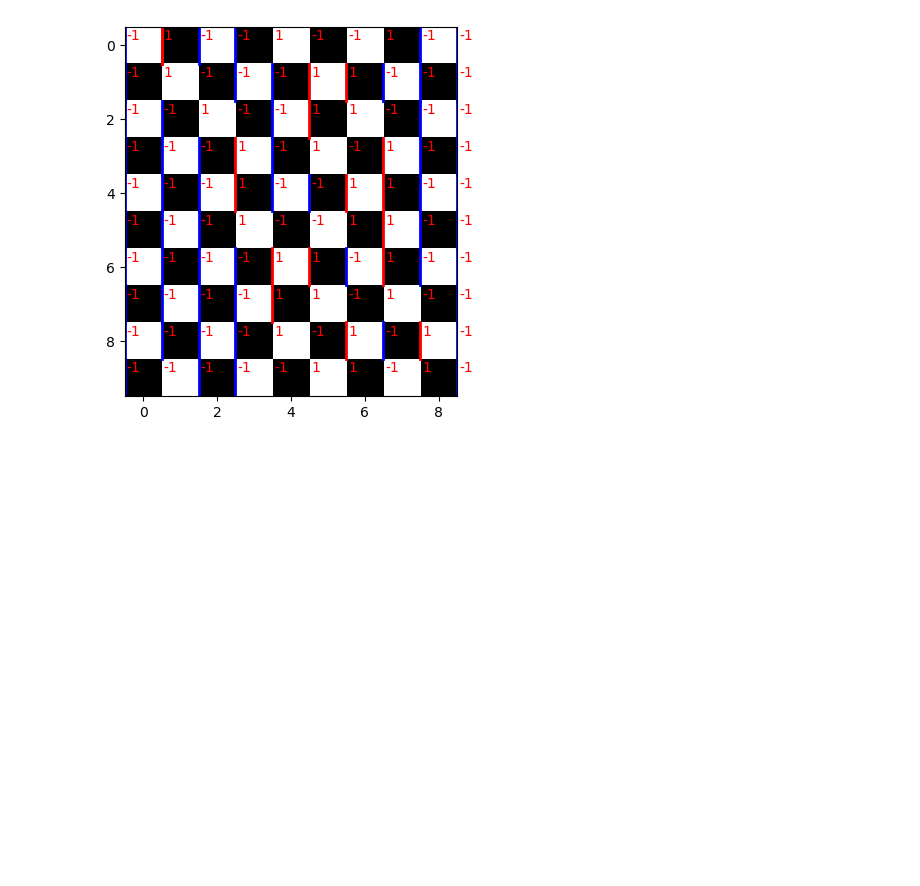
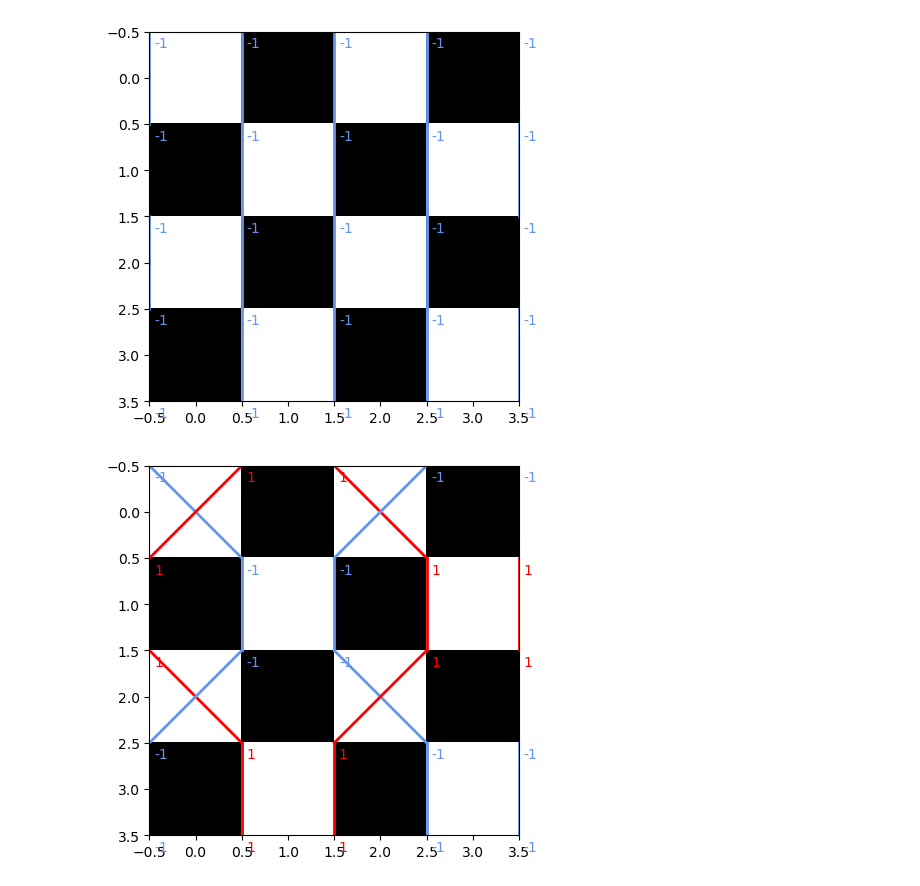
Before and after one commit to Jaymun723/quantum-monte-carlo, a Jupyter notebook: thea.ipynb, the cells around one changed output. Cells and saved outputs as stored; diff of their text form; code cells hidden in the pictures; blank space fills up the shorter version.

Commit message:
terminé generate_valid_satte l'algorithme génère un état valide (pas encore sur que ce soient tout les états possibles)

```diff
--- a/thea.ipynb
+++ b/thea.ipynb
@@ -1,15 +1,20 @@
 # %%
 #première génération d'une grille et affichage avec draw
-# %load_ext autoreload
-# %autoreload 2
+%load_ext autoreload
+%autoreload 2
 
 import production.problem as pb
 import production.wordline as ws
 
-first_test = pb.Problem( 10, 1, 1, 300, 10)
-first_grid = ws.Wordline(first_test)
+first_test = pb.Problem( 4, 1, 1, 300, 2)
+# first_grid = ws.Wordline(first_test)
 
 
-first_grid.draw()
+# first_grid.draw()
+
+wl4 = ws.ExhaustiveWorldline(first_test)
+wl4.generate_all_wordlines()
+len(wl4.worldlines)
 # %% [output]
-[figure, old version]
+[figure, new version]
+[figure, added]
```
Also changed, not shown: parts of 3 cells of this notebook, 1 other file.
